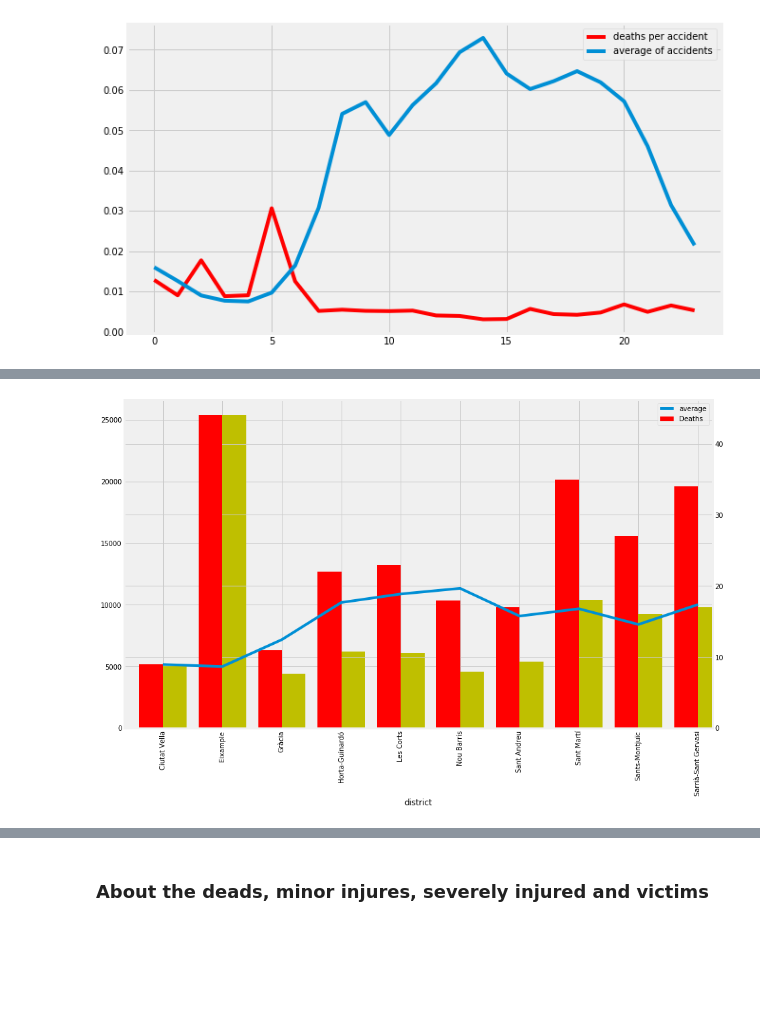
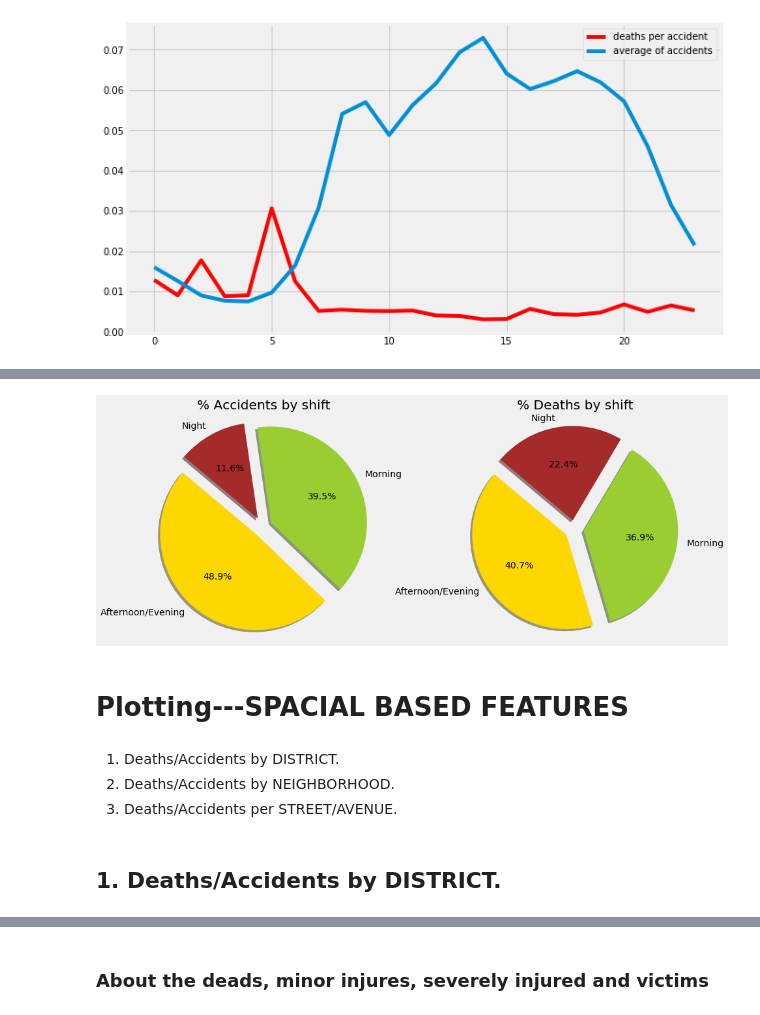
Before and after one commit to AlexChicote/BarcelonaAccidents, a Jupyter notebook: BarcelonaAccidents-2010-2018-Plotting-Accidents.ipynb, the cells around one changed output, grey strips where cells are left out. Drawn from its saved outputs; the diff is of its cells as text; code cells hidden in the pictures; blank space fills up the shorter version.

```diff
--- a/BarcelonaAccidents-2010-2018-Plotting-Accidents.ipynb
+++ b/BarcelonaAccidents-2010-2018-Plotting-Accidents.ipynb
@@ -428,15 +290,40 @@ district.sort_values('average_deaths/accidents', ascending=False)
-# %%
-
-fig = plt.figure(figsize=(14, 9)) # Create matplotlib figure
-
-ax = fig.add_subplot(111) # Create matplotlib axes
-ax2 = ax.twinx() # Create another axes that shares the same x-axis as ax.
-district['average'] = 5000 * district['average_deaths/accidents']
-width = 0.4
-district['accidents'].plot(kind='bar', color='y', ax=ax, position=0, width= width, label='Accidents')
-district['number_of_deaths'].plot(kind='bar', color='r', ax=ax2, position=1, width=width, label='Deaths');
-district['average'].plot(kind='line')
-plt.legend()
-plt.savefig('./charts/ratio_per_district_2018.png');
-# %% [output]
-[figure, removed]
+# %%
+shift = accidents.groupby('shift').agg({'incident_#': 'count', '#_deaths': 'sum'})
+
+fig, (ax1, ax2) = plt.subplots(1,2, figsize=(14,6))
+labels = ['Afternoon/Evening', 'Morning', 'Night']
+aft_acc = shift.at['afternoon/evening','incident_#']
+mor_acc = shift.at['morning','incident_#']
+nig_acc = shift.at['night','incident_#']
+sizes_acc = [aft_acc, mor_acc, nig_acc]
+colors = ['gold', 'yellowgreen', 'brown']
+explode = (0.1, 0.1,0.1)  # explode 1st slice
+
+# Plot
+ax1.pie(sizes_acc, explode=explode, labels=labels, colors=colors,
+autopct='%1.1f%%', shadow=True, startangle=140)
+ax1.axis('equal')
+ax1.set_title("% Accidents by shift")
+
+aft_dea = shift.at['afternoon/evening','#_deaths']
+mor_dea = shift.at['morning','#_deaths']
+nig_dea = shift.at['night','#_deaths']
+sizes = [aft_dea, mor_dea, nig_dea]
+explode = (0.1, 0.1,0.1)
+ax2.pie(sizes, explode=explode, labels=labels, colors=colors,
+autopct='%1.1f%%', shadow=True, startangle=140)
+ax2.axis('equal')
+ax2.set_title("% Deaths by shift")
+plt.savefig('./charts/accidents_deaths_by_shift_2018.png')
+plt.show()
+# %% [output]
+[figure, added]
+# %% [markdown]
+# Plotting---SPACIAL BASED FEATURES
+# %% [markdown]
+
+1. Deaths/Accidents by DISTRICT.
+2. Deaths/Accidents by NEIGHBORHOOD.
+3. Deaths/Accidents per STREET/AVENUE.
+# %% [markdown]
+## 1. Deaths/Accidents by DISTRICT.
```
Also changed, not shown: parts of 102 cells of this notebook, 15 other files.
